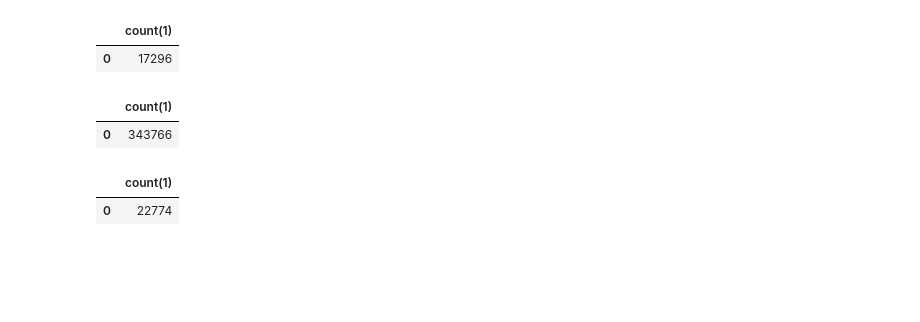
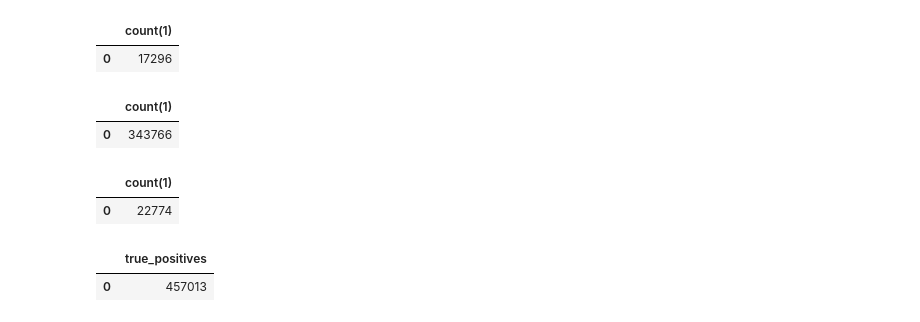
Before and after one commit to prakharsrivastava/powerbi, a Jupyter notebook: Data_Science_on_Google_Cloud_Platform_2.ipynb, the cells around one changed output. Cells and saved outputs as stored; diff of their text form; code cells hidden in the pictures; blank space fills up the shorter version.

```diff
--- a/Data_Science_on_Google_Cloud_Platform_2.ipynb
+++ b/Data_Science_on_Google_Cloud_Platform_2.ipynb
@@ -181,3 +181,9 @@ sqldf(q, globals())
 # %% [output]
 |  | count(1) |
 | 0 | 22774 |
+# %%
+q = "SELECT  case  when DepDelay < 15 AND ArrDelay < 15 then count(1)   else 0 end true_positives  FROM nyc WHERE ArrDelay IS NOT NULL AND DepDelay IS NOT NULL"
+sqldf(q, globals())
+# %% [output]
+|  | true_positives |
+| 0 | 457013 |
```
Also changed, not shown: parts of 2 cells of this notebook.
